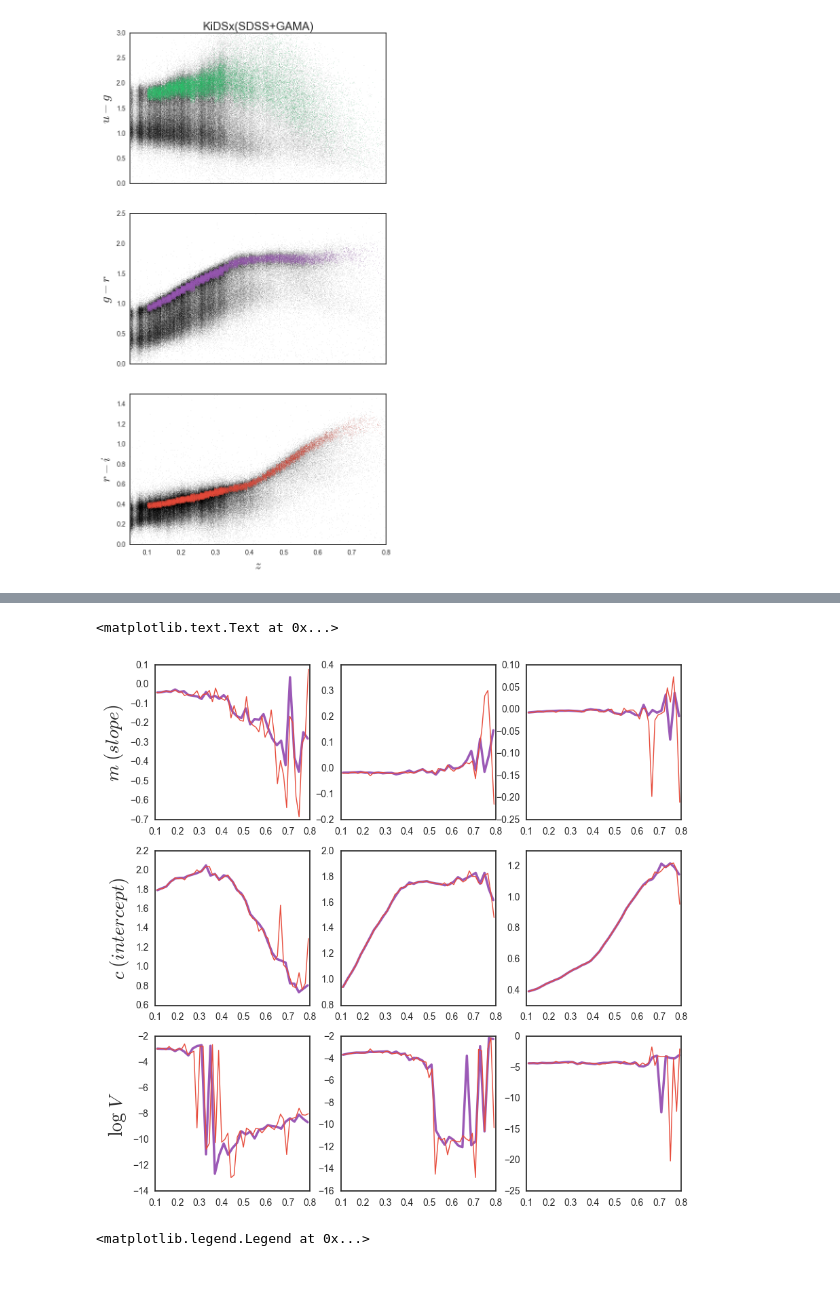
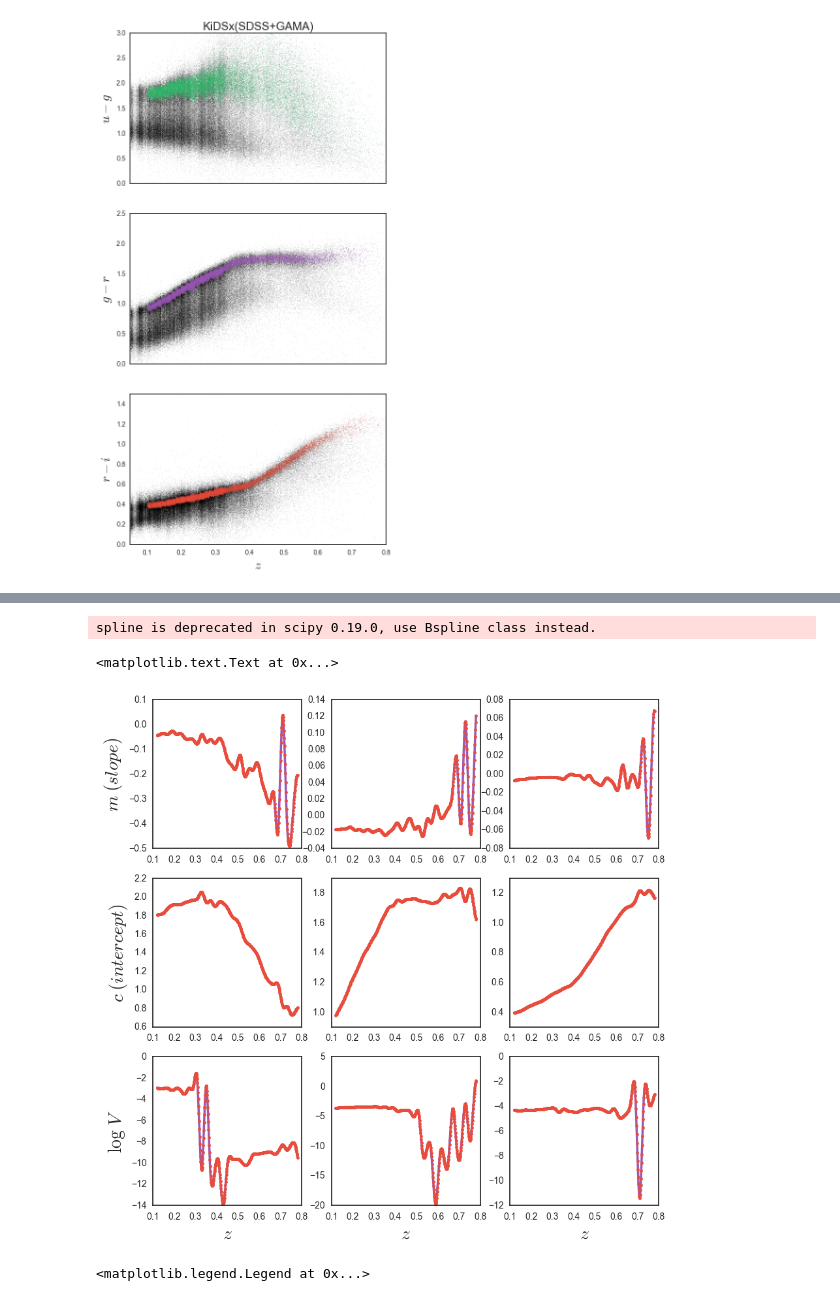
Before and after one commit to mjvakili/redsq, a Jupyter notebook: code/catalog_unifier.ipynb, the cells around one changed output, grey strips where cells are left out. Drawn from its saved outputs; the diff is of its cells as text; code cells hidden in the pictures.

```diff
--- a/code/catalog_unifier.ipynb
+++ b/code/catalog_unifier.ipynb
@@ -667,24 +677,40 @@ ax.plot(.5*(bins[1:]+bins[:-1]) , mref)
 # %%
+from scipy.interpolate import CubicSpline
+test = np.linspace(0.12,0.78,500)
+
 red_par = h5py.File("red_par.hdf5","r")["red"][:]
 bins = np.linspace(0.1, 0.8, 36)
+x = .5*(bins[1:]+bins[:-1])
 red_par = red_par.reshape(red_par.shape[0],3,3)
+#test_par = spline(x , red_par , test)
+test_par = CubicSpline(x , red_par)(test)
+
 fig , ax = plt.subplots(nrows=3,ncols=3 , figsize=(10,10))
 for i in range(3):
     for j in range(3):
-        ax[i,j].plot(.5*(bins[1:]+bins[:-1]) , red_par[:,i,j])
+        ax[i,j].plot(test , test_par[:,i,j])
+        ax[i,j].plot(test , test_par[:,i,j], ".")
 
 bins = np.linspace(0.1, 0.8, 51)
+x = .5*(bins[1:]+bins[:-1])
 red_par = h5py.File("red_par_hires.hdf5","r")["red"][:]
 red_par = red_par.reshape(red_par.shape[0],3,3)
-for i in range(3):
-    for j in range(3):
-        ax[i,j].plot(.5*(bins[1:]+bins[:-1]) , red_par[:,i,j] , lw = 1)
+test_par = spline(x , red_par , test)
+#for i in range(3):
+#    for j in range(3):
+        #ax[i,j].plot(test , test_par[:,i,j], lw=1.0)
+
 ax[0,0].set_ylabel(r"$m \;(slope)$" , fontsize = 20)
 ax[1,0].set_ylabel(r"$c \;(intercept)$" , fontsize = 20)
 ax[2,0].set_ylabel(r"$\log \; V$" , fontsize = 20)
+
+ax[2,0].set_xlabel(r"$z$" , fontsize = 20)
+ax[2,1].set_xlabel(r"$z$" , fontsize = 20)
+ax[2,2].set_xlabel(r"$z$" , fontsize = 20)
 # %% [output]
-<matplotlib.text.Text at 0x...>
+spline is deprecated in scipy 0.19.0, use Bspline class instead.
+<matplotlib.text.Text at 0x...>
-[figure, old version]
+[figure, new version]
 # %%
 z1 = h5py.File("red_cat.hdf5","r")["red"][:][:,0]
 z2 = h5py.File("red_cat_hires.hdf5","r")["red"][:][:,0]
```
Also changed, not shown: parts of 1 cell of this notebook, 2 other files.
